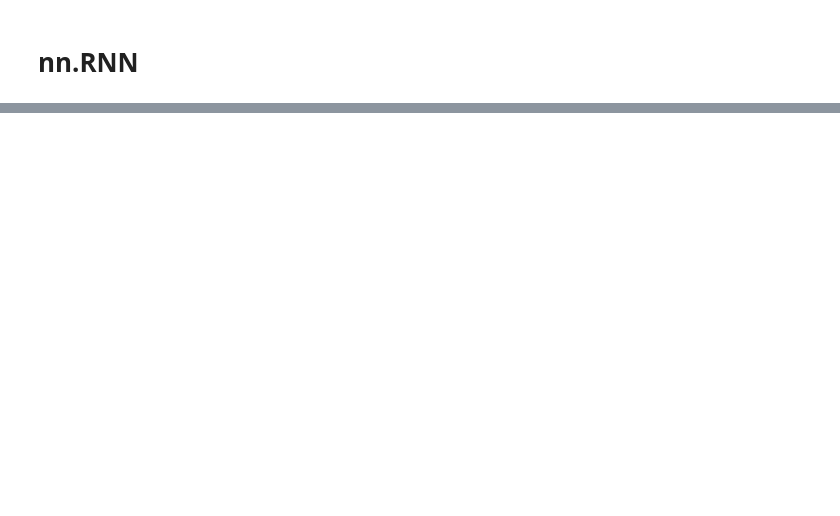
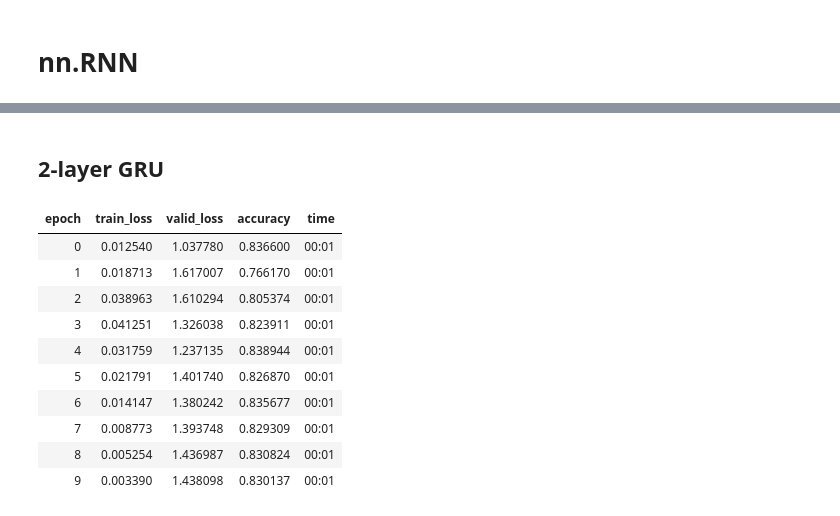
Before and after one commit to Hustens0hn/fastai, a Jupyter notebook: dev_nbs/course/selfmade/lesson7-human-numbers-selfmade2.ipynb, the cells around one changed output, grey strips where cells are left out. Saved outputs shown, nothing was run; the diff lists cells and outputs as text; code cells hidden in the pictures; blank space fills up the shorter version.

```diff
--- a/dev_nbs/course/selfmade/lesson7-human-numbers-selfmade2.ipynb
+++ b/dev_nbs/course/selfmade/lesson7-human-numbers-selfmade2.ipynb
@@ -310,0 +358,32 @@ learn.fit_one_cycle(20, 3e-3)
+# %% [markdown]
+## 2-layer GRU
+# %%
+class Model5(Module):
+  def __init__(self):
+    self.i_h = nn.Embedding(nv,nh)
+    self.rnn = nn.GRU(nh,nh,2, batch_first=True)
+    self.h_o = nn.Linear(nh,nv)
+    self.bn = BatchNorm1dFlat(nh)
+    self.h = torch.zeros(2,bs,nh).cuda()
+
+  def forward(self,x):
+    if x.shape[0] != self.h.shape[1]: self.h = torch.zeros(2,x.shape[0],nh).cuda()
+    res, h = self.rnn(self.i_h(x), self.h)
+    self.h = h.detach()
+    return self.h_o(self.bn(res))
+# %%
+learn = Learner(dls, Model5(), loss_func=CrossEntropyLossFlat(), metrics=accuracy)
+# %%
+learn.fit_one_cycle(10, 1e-2)
+# %% [output]
+| epoch | train_loss | valid_loss | accuracy | time |
+| 0 | 0.012540 | 1.037780 | 0.836600 | 00:01 |
+| 1 | 0.018713 | 1.617007 | 0.766170 | 00:01 |
+| 2 | 0.038963 | 1.610294 | 0.805374 | 00:01 |
+| 3 | 0.041251 | 1.326038 | 0.823911 | 00:01 |
+| 4 | 0.031759 | 1.237135 | 0.838944 | 00:01 |
+| 5 | 0.021791 | 1.401740 | 0.826870 | 00:01 |
+| 6 | 0.014147 | 1.380242 | 0.835677 | 00:01 |
+| 7 | 0.008773 | 1.393748 | 0.829309 | 00:01 |
+| 8 | 0.005254 | 1.436987 | 0.830824 | 00:01 |
+| 9 | 0.003390 | 1.438098 | 0.830137 | 00:01 |
```
Also changed, not shown: parts of 15 cells of this notebook.
